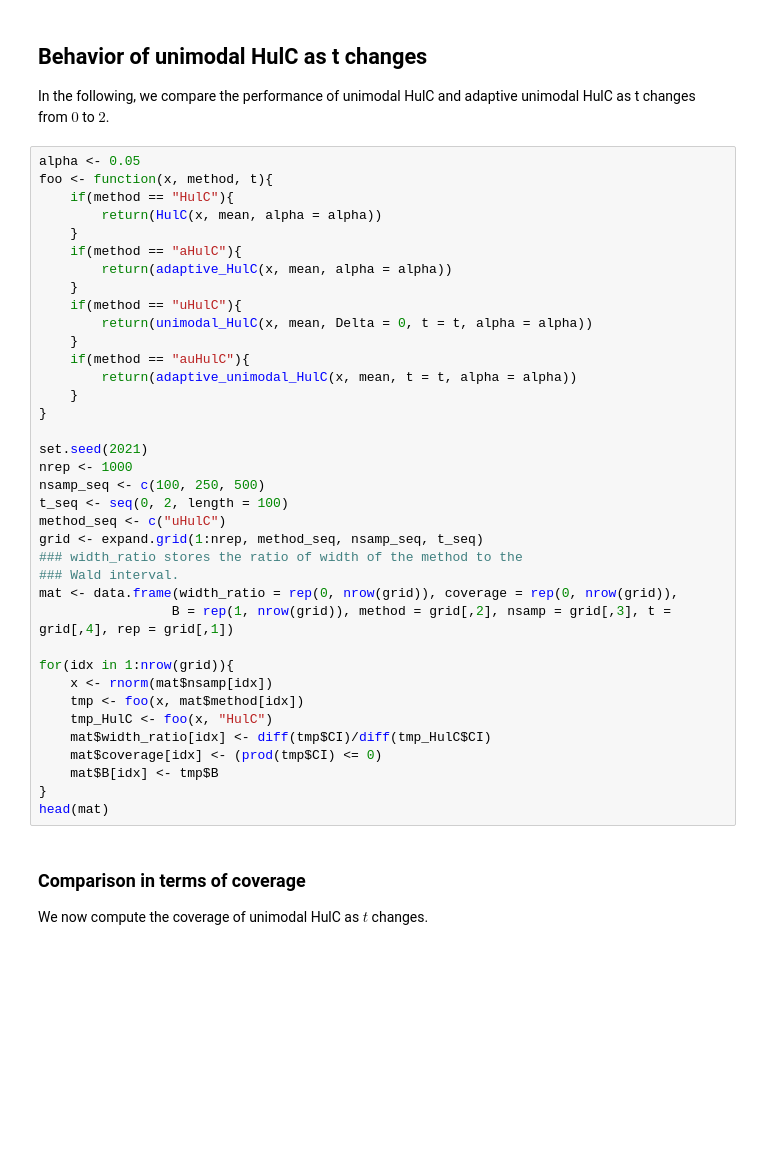
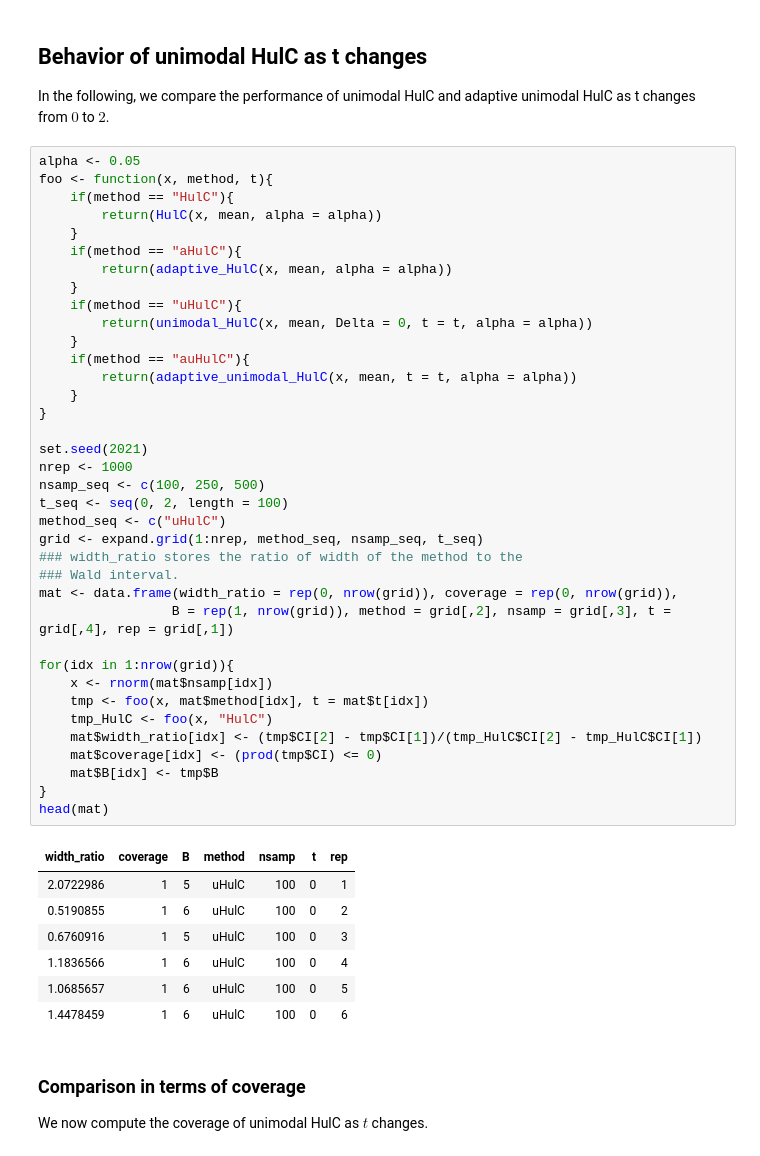
Before and after one commit to Arun-Kuchibhotla/HulC, a Jupyter notebook: R/HulC, Adaptive HulC, and Unimodal HulC.ipynb, the cells around one changed output. Drawn from its saved outputs; the diff is of its cells as text; blank space fills up the shorter version.

```diff
--- a/R/HulC, Adaptive HulC, and Unimodal HulC.ipynb
+++ b/R/HulC, Adaptive HulC, and Unimodal HulC.ipynb
@@ -230,35 +225,43 @@ foo <- function(x, method, t){
     }
     if(method == "aHulC"){
         return(adaptive_HulC(x, mean, alpha = alpha))
     }
     if(method == "uHulC"){
         return(unimodal_HulC(x, mean, Delta = 0, t = t, alpha = alpha))
     }
     if(method == "auHulC"){
         return(adaptive_unimodal_HulC(x, mean, t = t, alpha = alpha))
     }
 }
 
 set.seed(2021)
 nrep <- 1000
 nsamp_seq <- c(100, 250, 500)
 t_seq <- seq(0, 2, length = 100)
 method_seq <- c("uHulC")
 grid <- expand.grid(1:nrep, method_seq, nsamp_seq, t_seq)
 ### width_ratio stores the ratio of width of the method to the
 ### Wald interval.
 mat <- data.frame(width_ratio = rep(0, nrow(grid)), coverage = rep(0, nrow(grid)),
                  B = rep(1, nrow(grid)), method = grid[,2], nsamp = grid[,3], t = grid[,4], rep = grid[,1])
 
 for(idx in 1:nrow(grid)){
     x <- rnorm(mat$nsamp[idx])
-    tmp <- foo(x, mat$method[idx])
+    tmp <- foo(x, mat$method[idx], t = mat$t[idx])
     tmp_HulC <- foo(x, "HulC")
-    mat$width_ratio[idx] <- diff(tmp$CI)/diff(tmp_HulC$CI)
+    mat$width_ratio[idx] <- (tmp$CI[2] - tmp$CI[1])/(tmp_HulC$CI[2] - tmp_HulC$CI[1])
     mat$coverage[idx] <- (prod(tmp$CI) <= 0)
     mat$B[idx] <- tmp$B
 }
 head(mat)
+# %% [output]
+| width_ratio | coverage | B | method | nsamp | t | rep |
+| 2.0722986 | 1 | 5 | uHulC | 100 | 0 | 1 |
+| 0.5190855 | 1 | 6 | uHulC | 100 | 0 | 2 |
+| 0.6760916 | 1 | 5 | uHulC | 100 | 0 | 3 |
+| 1.1836566 | 1 | 6 | uHulC | 100 | 0 | 4 |
+| 1.0685657 | 1 | 6 | uHulC | 100 | 0 | 5 |
+| 1.4478459 | 1 | 6 | uHulC | 100 | 0 | 6 |
 # %% [markdown]
 ### Comparison in terms of coverage
 We now compute the coverage of unimodal HulC as $t$ changes.
```
Also changed, not shown: parts of 4 cells of this notebook, 1 other file.
